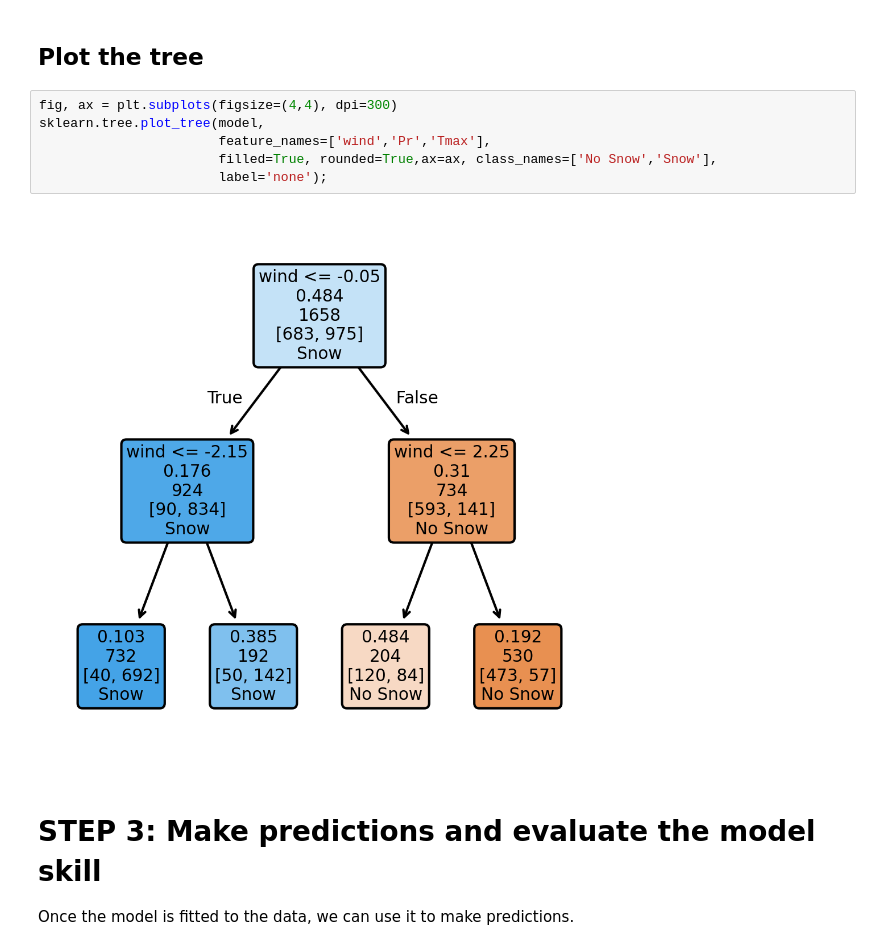
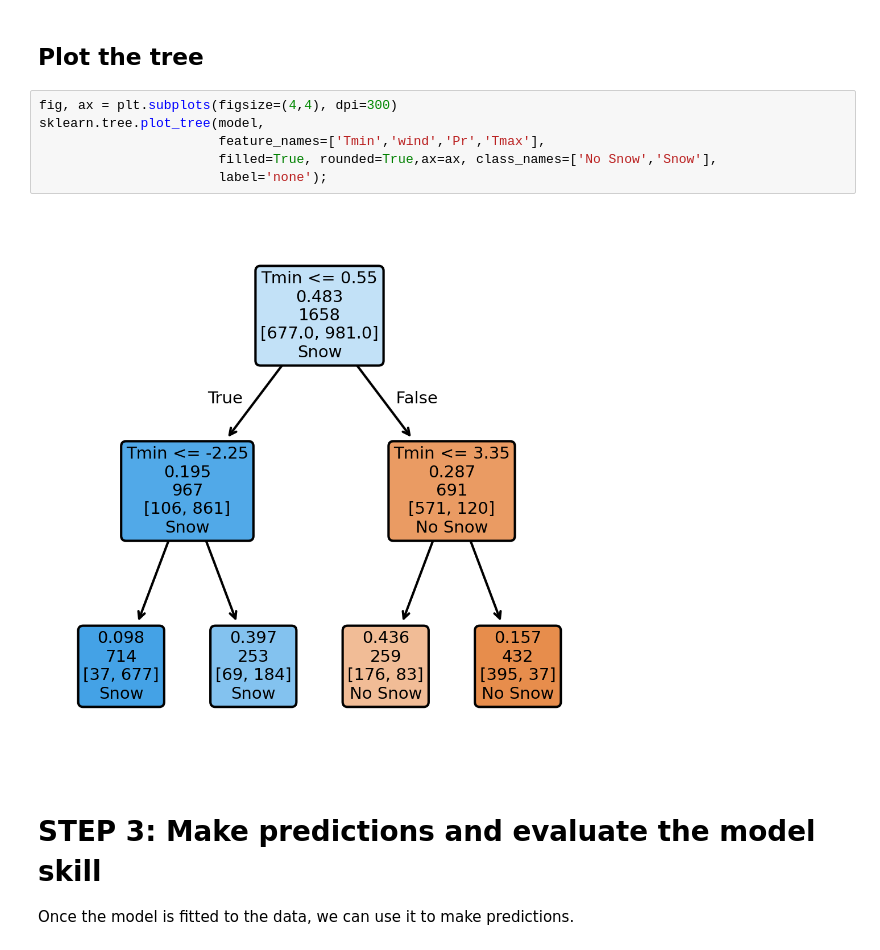
Before and after one commit to sighellan/BCCR-ML-course, a Jupyter notebook: lecture_exercises/exercises/D1-04_decision-tree.ipynb, the cells around one changed output. Drawn from its saved outputs; the diff is of its cells as text.

```diff
--- a/lecture_exercises/exercises/D1-04_decision-tree.ipynb
+++ b/lecture_exercises/exercises/D1-04_decision-tree.ipynb
@@ -71,11 +69,11 @@ Once we have defined the model, we will fit the model to the data. The model wil
 # %%
 fig, ax = plt.subplots(figsize=(4,4), dpi=300)
 sklearn.tree.plot_tree(model,
-                       feature_names=['wind','Pr','Tmax'],
+                       feature_names=['Tmin','wind','Pr','Tmax'],
                        filled=True, rounded=True,ax=ax, class_names=['No Snow','Snow'],
                        label='none');
 # %% [output]
-[figure, old version]
+[figure, new version]
 # %% [markdown]
 # STEP 3: Make predictions and evaluate the model skill
 Once the model is fitted to the data, we can use it to make predictions.
```
Also changed, not shown: parts of 3 cells of this notebook, 2 other files.
